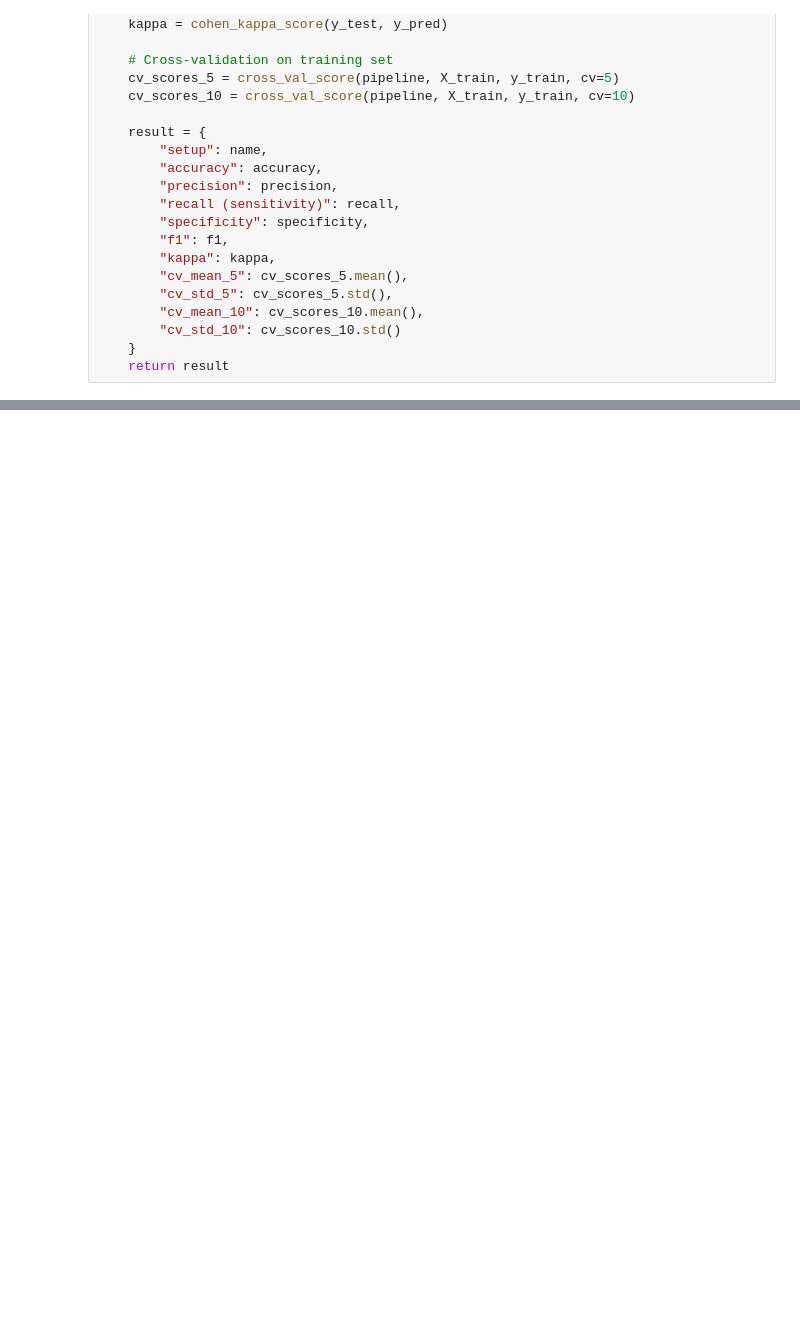
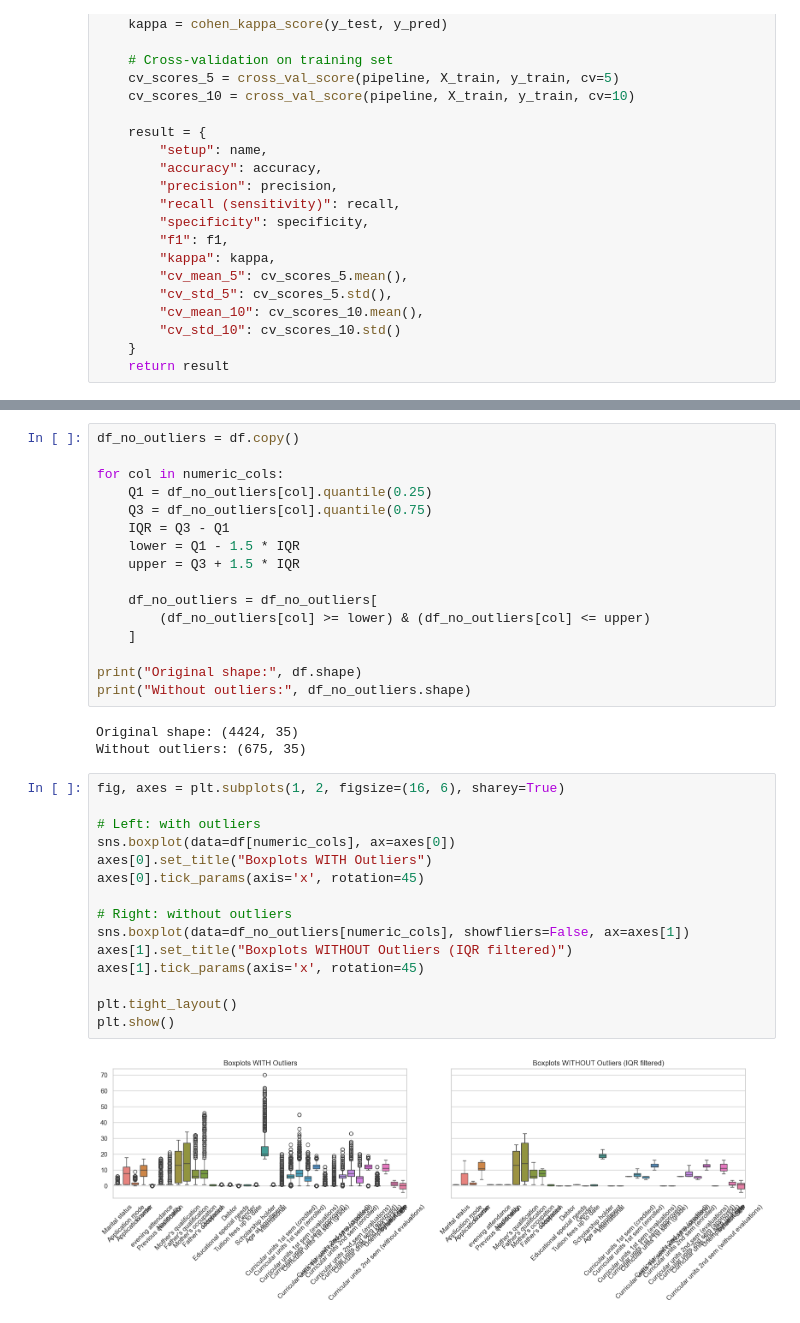
Before and after one commit to defneelagoz/practical-course, a Jupyter notebook: predictive_model/data_analysis_uni_jpy.ipynb, the cells around one changed output, grey strips where cells are left out. Cells and saved outputs as stored; diff of their text form; blank space fills up the shorter version.

```diff
--- a/predictive_model/data_analysis_uni_jpy.ipynb
+++ b/predictive_model/data_analysis_uni_jpy.ipynb
@@ -263,0 +279,36 @@ comparison_df.style.format("{:.3f}")
+# %%
+df_no_outliers = df.copy()
+
+for col in numeric_cols:
+    Q1 = df_no_outliers[col].quantile(0.25)
+    Q3 = df_no_outliers[col].quantile(0.75)
+    IQR = Q3 - Q1
+    lower = Q1 - 1.5 * IQR
+    upper = Q3 + 1.5 * IQR
+
+    df_no_outliers = df_no_outliers[
+        (df_no_outliers[col] >= lower) & (df_no_outliers[col] <= upper)
+    ]
+
+print("Original shape:", df.shape)
+print("Without outliers:", df_no_outliers.shape)
+# %% [output]
+Original shape: (4424, 35)
+Without outliers: (675, 35)
+# %%
+fig, axes = plt.subplots(1, 2, figsize=(16, 6), sharey=True)
+
+# Left: with outliers
+sns.boxplot(data=df[numeric_cols], ax=axes[0])
+axes[0].set_title("Boxplots WITH Outliers")
+axes[0].tick_params(axis='x', rotation=45)
+
+# Right: without outliers
+sns.boxplot(data=df_no_outliers[numeric_cols], showfliers=False, ax=axes[1])
+axes[1].set_title("Boxplots WITHOUT Outliers (IQR filtered)")
+axes[1].tick_params(axis='x', rotation=45)
+
+plt.tight_layout()
+plt.show()
+# %% [output]
+[figure, added]
```
Also changed, not shown: parts of 2 cells of this notebook.
